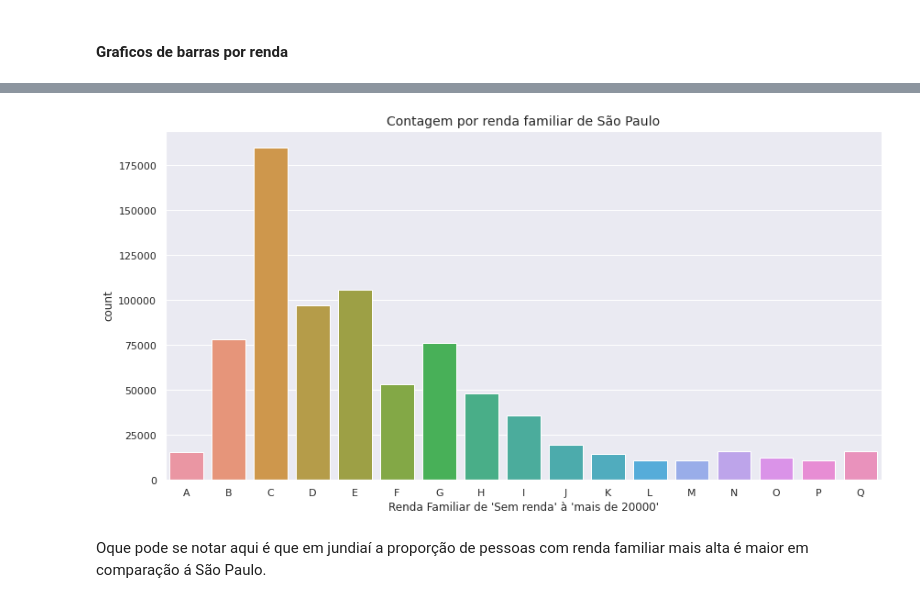
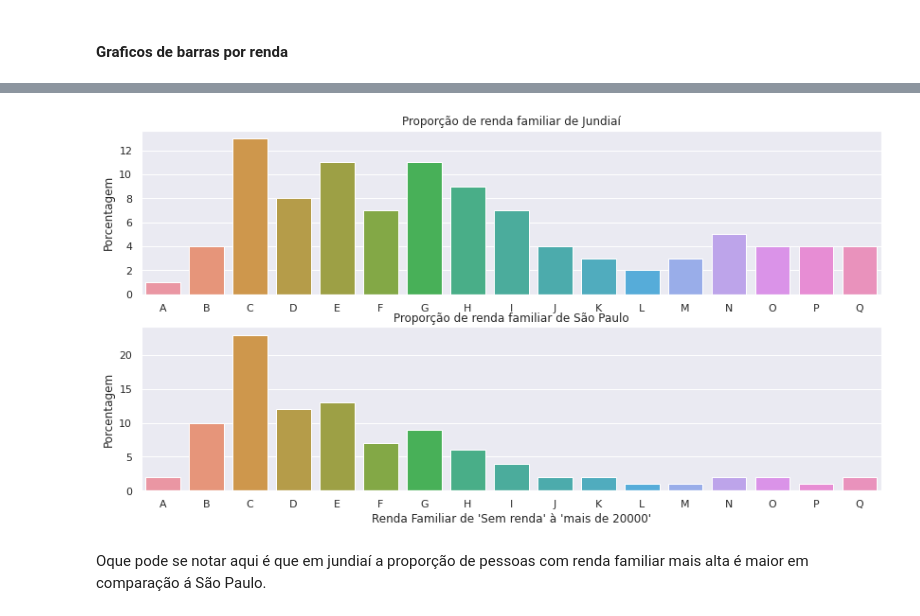
Before and after one commit to LucasDatilioCarderelli/ImersaoDados2, a Jupyter notebook: Lucas_Datilio_Carderelli_Imersão_Dados_Desafio_Final_ENEM_2019.ipynb, the cells around one changed output, grey strips where cells are left out. Drawn from its saved outputs; the diff is of its cells as text; code cells hidden in the pictures.

```diff
--- a/Lucas_Datilio_Carderelli_Imersão_Dados_Desafio_Final_ENEM_2019.ipynb
+++ b/Lucas_Datilio_Carderelli_Imersão_Dados_Desafio_Final_ENEM_2019.ipynb
@@ -164,10 +157,16 @@ sns.countplot( data = jundiaí, x = "Q006", order=ordem_renda )\
-# %%
-plt.title( "Contagem por renda familiar de São Paulo", fontdict={ "fontsize":14 })
-plt.xlabel( "Renda Familiar de 'Sem renda' à 'mais de 20000'" )
-sns.countplot( data = dados_SP, x = "Q006", order=ordem_renda )\
-               .set_xlabel("Renda Familiar de 'Sem renda' à 'mais de 20000'" );
-# %% [output]
-[figure, removed]
+# %%
+plt.subplot(2,1,1)
+vc1 = pd.DataFrame(jundiaí["Q006"].value_counts(normalize=True).round(2)*100)
+ax1 = sns.barplot(x=vc1.index, y=vc1["Q006"], data=vc1, order=ordem_renda)
+ax1.set(title="Proporção de renda familiar de Jundiaí", ylabel="Porcentagem")
+
+plt.subplot(2,1,2)
+vc2 = pd.DataFrame(dados_SP["Q006"].value_counts(normalize=True).round(2)*100)
+ax2 = sns.barplot(x=vc2.index, y=vc2["Q006"], data=vc2, order=ordem_renda)
+ax2.set(ylabel="Porcentagem", title="Proporção de renda familiar de São Paulo",
+        xlabel="Renda Familiar de 'Sem renda' à 'mais de 20000'");
+# %% [output]
+[figure, added]
 # %% [markdown]
 Oque pode se notar aqui é que em jundiaí a proporção de pessoas com renda familiar mais alta é maior em comparação á São Paulo.
 # %% [markdown]
```
Also changed, not shown: parts of 9 cells of this notebook.
